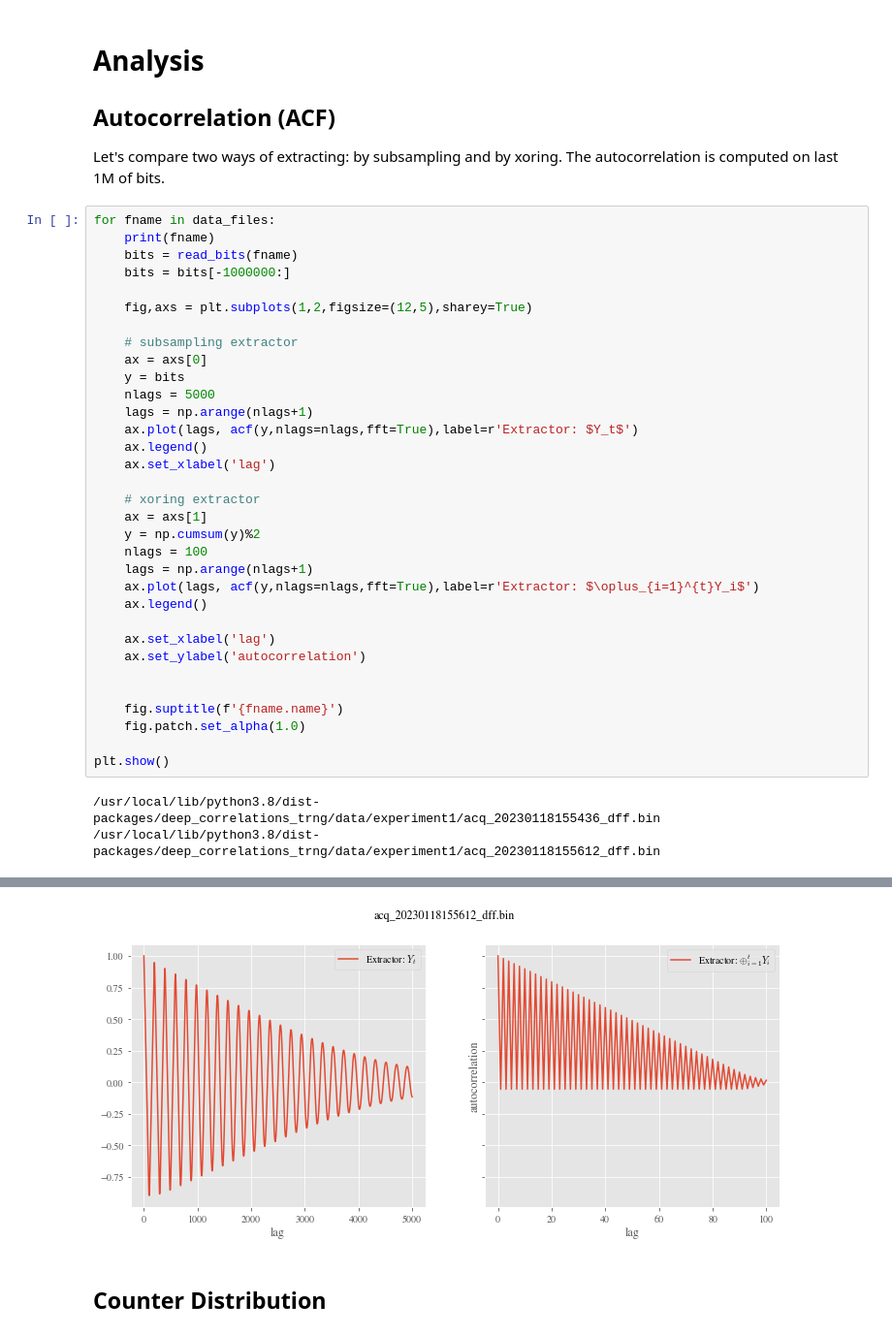
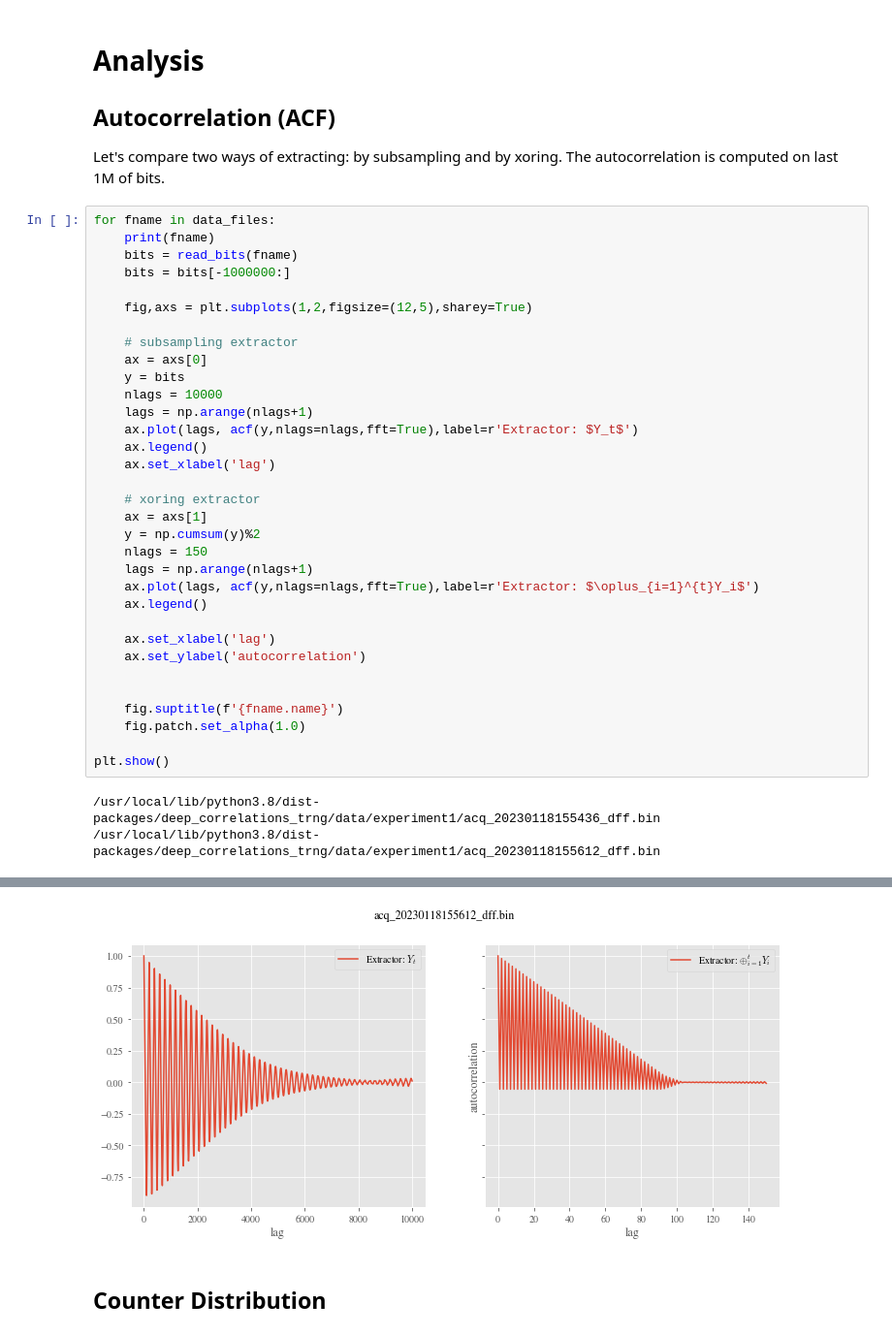
Before and after one commit to maciejskorski/autocorrelations_trng, a Jupyter notebook: notebooks/extractors_comparison.ipynb, the cells around one changed output, grey strips where cells are left out. Shown: that part at 97% size. Cells and saved outputs as stored; diff of their text form.

```diff
--- a/notebooks/extractors_comparison.ipynb
+++ b/notebooks/extractors_comparison.ipynb
@@ -64,7 +63,7 @@ for fname in data_files:
     # subsampling extractor
     ax = axs[0]
     y = bits
-    nlags = 5000
+    nlags = 10000
     lags = np.arange(nlags+1)
     ax.plot(lags, acf(y,nlags=nlags,fft=True),label=r'Extractor: $Y_t$')
     ax.legend()
@@ -73,7 +72,7 @@ for fname in data_files:
     # xoring extractor
     ax = axs[1]
     y = np.cumsum(y)%2
-    nlags = 100
+    nlags = 150
     lags = np.arange(nlags+1)
     ax.plot(lags, acf(y,nlags=nlags,fft=True),label=r'Extractor: $\oplus_{i=1}^{t}Y_i$')
     ax.legend()
@@ -93,4 +92,4 @@ plt.show()
-[figure, old version]
+[figure, new version]
 # %% [markdown]
 ## Counter Distribution
 # %%
```
Also changed, not shown: parts of 4 cells of this notebook.
